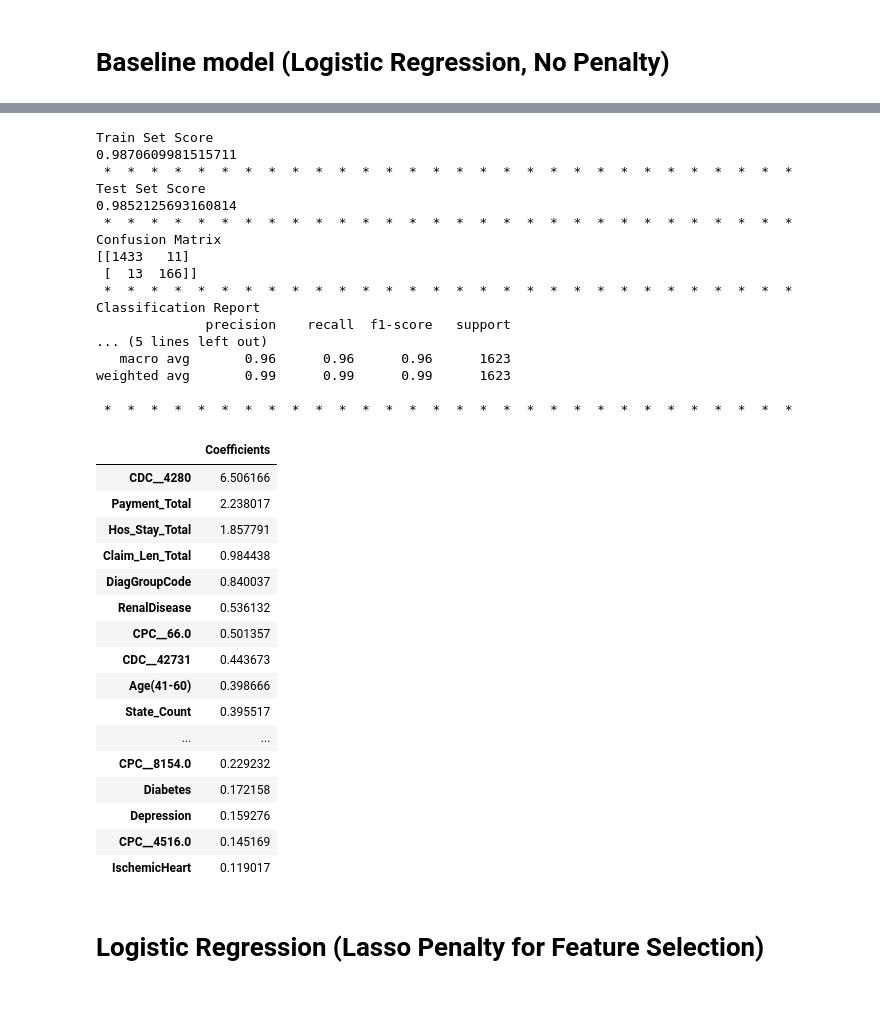
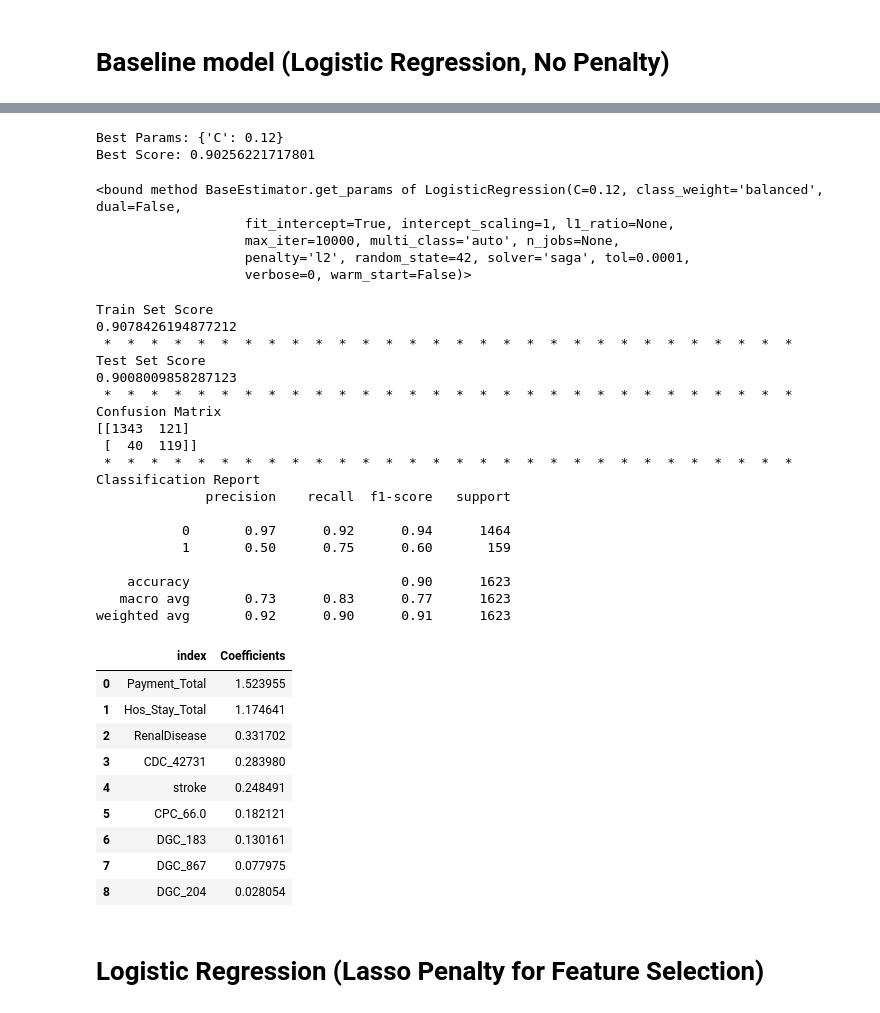
Before and after one commit to SubornaN/Health_Care_Fraud_Detection, a Jupyter notebook: Fraud_Detection_EDA_4.ipynb, the cells around one changed output, grey strips where cells are left out. Saved outputs shown, nothing was run; the diff lists cells and outputs as text; code cells hidden in the pictures.

Commit message:
ran ML models again to tune the hyperparameters & ran some extra models on lasso & features from other ml models

```diff
--- a/Fraud_Detection_EDA_4.ipynb
+++ b/Fraud_Detection_EDA_4.ipynb
@@ -23,12 +21,8 @@ from sklearn.metrics import classification_report, confusion_matrix, accuracy_sc
 pd.set_option('display.max_columns', 100) # shows all the columns
 
 # loading all the datasets
-features_1 = pd.read_csv('/Users/suborna/Github/Capstone_Project/Data/new_features.csv') # Suborna
-features_2 = pd.read_csv('/Users/suborna/Github/Capstone_Project/Data/Final_Provider.csv') # Anthony
-features_2 = features_2.fillna(0)
-
-# dropping because this column already exist in features_2, we don't need duplicates
-features_1 = features_1.drop('PotentialFraud', axis = 1)
+features_1 = pd.read_csv('/Users/suborna/Github/Capstone_Project/Data/Final_Provider1.csv') # Anthony
+features_2 = pd.read_csv('/Users/suborna/Github/Capstone_Project/Data/Final_Provider2.csv') # Suborna
 
 # merging features_1 & features_2 to have the complete dataset of new features
 All_Features = features_1.merge(features_2, on = 'Provider')
@@ -93,3 +105,22 @@ y_pred = lm.predict(X_test)
+# %%
+print('Best Params:', gs_lr.best_params_)
+print('Best Score:', gs_lr.best_score_)
+# %% [output]
+Best Params: {'C': 0.12}
+Best Score: 0.90256221717801
+# %%
+# Using Grid Search Hyperparameters for Featue Selection with Lasso Penalty
+lm.set_params(class_weight = 'balanced', solver = 'saga', random_state = 42, C = 0.12)
+lm.fit(X_train, y_train)
+y_pred = lm.predict(X_test)
+# %%
+lm.get_params
+# %% [output]
+<bound method BaseEstimator.get_params of LogisticRegression(C=0.12, class_weight='balanced', dual=False,
+                   fit_intercept=True, intercept_scaling=1, l1_ratio=None,
+                   max_iter=10000, multi_class='auto', n_jobs=None,
+                   penalty='l2', random_state=42, solver='saga', tol=0.0001,
+                   verbose=0, warm_start=False)>
 # %%
 print('Train Set Score')
 print(lm.score(X_train, y_train))
@@ -102,46 +133,40 @@ print(confusion_matrix(y_test, y_pred))
 print(' * ' * 30)
 print('Classification Report')
 print(classification_report(y_test, y_pred))
-print(' * ' * 30)
 # %% [output]
 Train Set Score
-0.9870609981515711
+0.9078426194877212
  *  *  *  *  *  *  *  *  *  *  *  *  *  *  *  *  *  *  *  *  *  *  *  *  *  *  *  *  *  *
 Test Set Score
-0.9852125693160814
+0.9008009858287123
  *  *  *  *  *  *  *  *  *  *  *  *  *  *  *  *  *  *  *  *  *  *  *  *  *  *  *  *  *  *
 Confusion Matrix
-[[1433   11]
- [  13  166]]
+[[1343  121]
+ [  40  119]]
  *  *  *  *  *  *  *  *  *  *  *  *  *  *  *  *  *  *  *  *  *  *  *  *  *  *  *  *  *  *
 Classification Report
               precision    recall  f1-score   support
-... (5 lines left out)
-   macro avg       0.96      0.96      0.96      1623
-weighted avg       0.99      0.99      0.99      1623
 
- *  *  *  *  *  *  *  *  *  *  *  *  *  *  *  *  *  *  *  *  *  *  *  *  *  *  *  *  *  *
+           0       0.97      0.92      0.94      1464
+           1       0.50      0.75      0.60       159
+
+    accuracy                           0.90      1623
+   macro avg       0.73      0.83      0.77      1623
+weighted avg       0.92      0.90      0.91      1623
 # %%
-Features = pd.DataFrame(np.column_stack(lm.coef_ ), index = X.columns, columns = ['Coefficients'])
-Features.loc[Features.Coefficients > 0.099].sort_values(ascending = False, by = 'Coefficients')
+Feature_Importance1 = pd.DataFrame(np.column_stack(lm.coef_ ), index = X.columns, columns = ['Coefficients']).sort_values(ascending = False, by = 'Coefficients').reset_index()
+Feature_Importance1.loc[Feature_Importance1.Coefficients > 0.0099]
 # %% [output]
-|  | Coefficients |
-| CDC__4280 | 6.506166 |
-| Payment_Total | 2.238017 |
-| Hos_Stay_Total | 1.857791 |
-| Claim_Len_Total | 0.984438 |
-| DiagGroupCode | 0.840037 |
-| RenalDisease | 0.536132 |
-| CPC__66.0 | 0.501357 |
-| CDC__42731 | 0.443673 |
-| Age(41-60) | 0.398666 |
-| State_Count | 0.395517 |
-| ... | ... |
-| CPC__8154.0 | 0.229232 |
-| Diabetes | 0.172158 |
-| Depression | 0.159276 |
-| CPC__4516.0 | 0.145169 |
-| IschemicHeart | 0.119017 |
+|  | index | Coefficients |
+| 0 | Payment_Total | 1.523955 |
+| 1 | Hos_Stay_Total | 1.174641 |
+| 2 | RenalDisease | 0.331702 |
+| 3 | CDC_42731 | 0.283980 |
+| 4 | stroke | 0.248491 |
+| 5 | CPC_66.0 | 0.182121 |
+| 6 | DGC_183 | 0.130161 |
+| 7 | DGC_867 | 0.077975 |
+| 8 | DGC_204 | 0.028054 |
 # %% [markdown]
 # Logistic Regression (Lasso Penalty for Feature Selection)
 # %%
```
Also changed, not shown: parts of 77 cells of this notebook.
